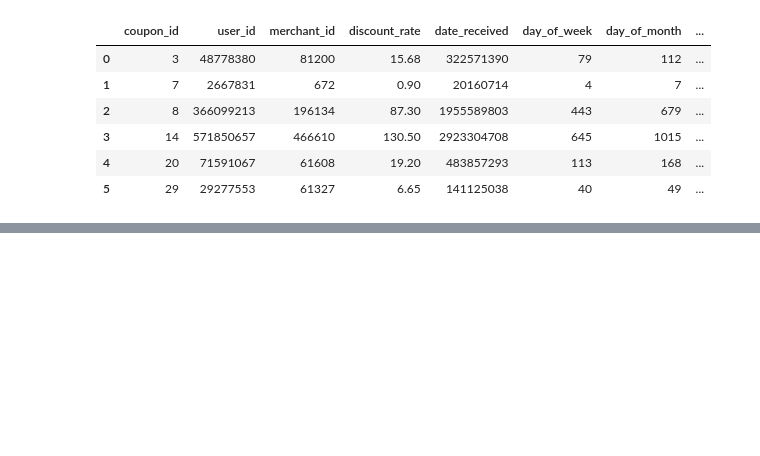
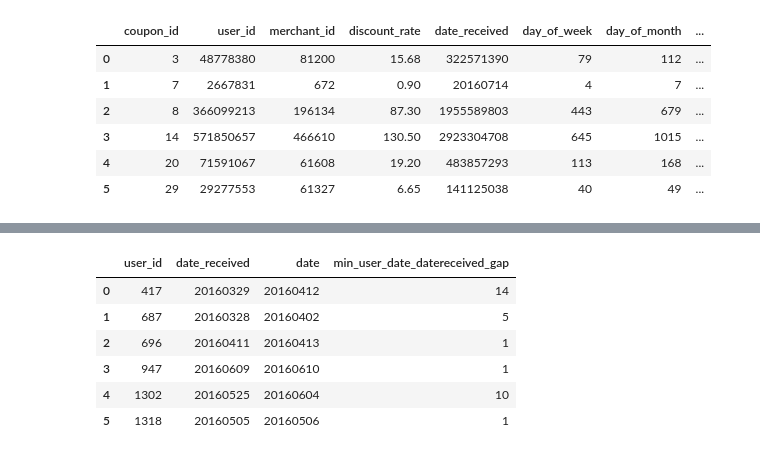
Before and after one commit to yaozou/machine_learning, a Jupyter notebook: Code_tianchi/Coupon/Untitled.ipynb, the cells around one changed output, grey strips where cells are left out. Drawn from its saved outputs; the diff is of its cells as text; code cells hidden in the pictures; blank space fills up the shorter version.

```diff
--- a/Code_tianchi/Coupon/Untitled.ipynb
+++ b/Code_tianchi/Coupon/Untitled.ipynb
@@ -577,0 +572,3 @@ feature3.ix[:5]
+# %%
+user3 = feature3[['user_id', 'merchant_id', 'coupon_id', 'discount_rate', 'distance', 'date_received', 'date']]
+user3.ix[:5]
@@ -577,0 +731,13 @@ feature3.ix[:5]
+# %%
+# min_user_date_datereceived_gap # 用户从领取优惠券到消费的最小时间间隔
+t12 = t10.groupby('user_id').agg('min').reset_index()
+t12.rename(columns={'user_date_datereceived_gap': 'min_user_date_datereceived_gap'}, inplace=True)
+t12.ix[:5]
+# %% [output]
+|  | user_id | date_received | date | min_user_date_datereceived_gap |
+| 0 | 417 | 20160329 | 20160412 | 14 |
+| 1 | 687 | 20160328 | 20160402 | 5 |
+| 2 | 696 | 20160411 | 20160413 | 1 |
+| 3 | 947 | 20160609 | 20160610 | 1 |
+| 4 | 1302 | 20160525 | 20160604 | 10 |
+| 5 | 1318 | 20160505 | 20160506 | 1 |
```
Also changed, not shown: parts of 18 cells of this notebook.
